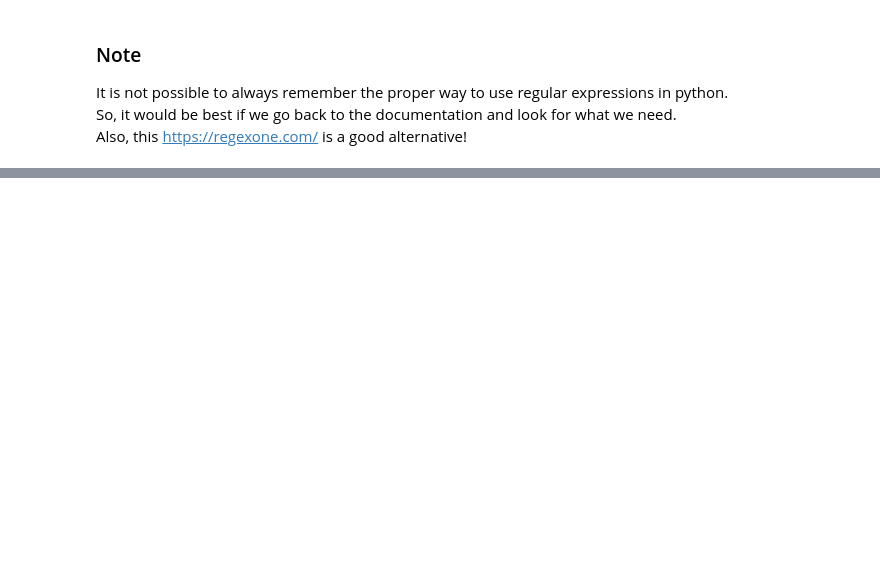
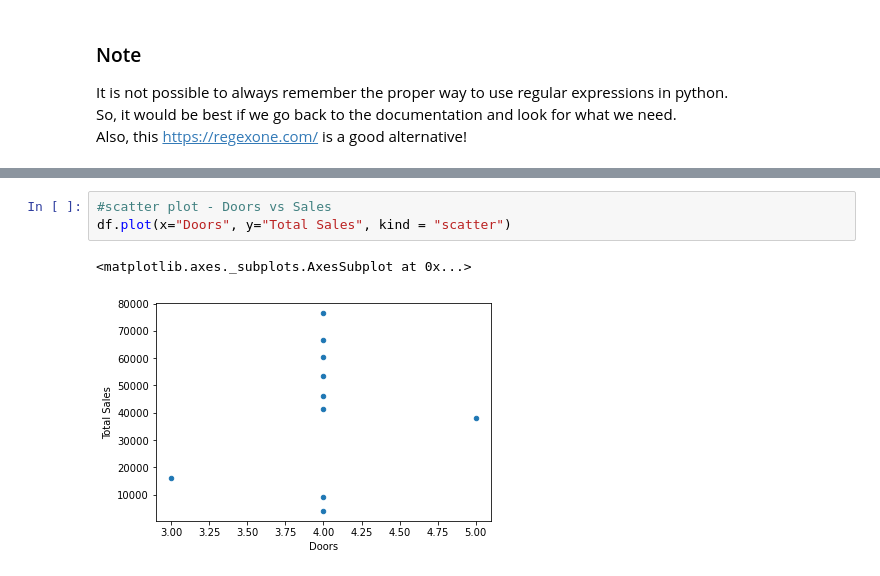
Before and after one commit to ineelhere/Machine-Learning-and-Data-Science, a Jupyter notebook: Matplotlib/matplotlib.ipynb, the cells around one changed output, grey strips where cells are left out. Saved outputs shown, nothing was run; the diff lists cells and outputs as text; blank space fills up the shorter version.

```diff
--- a/Matplotlib/matplotlib.ipynb
+++ b/Matplotlib/matplotlib.ipynb
@@ -356,0 +426,6 @@ It is not possible to always remember the proper way to use regular expressions
+# %%
+#scatter plot - Doors vs Sales
+df.plot(x="Doors", y="Total Sales", kind = "scatter")
+# %% [output]
+<matplotlib.axes._subplots.AxesSubplot at 0x...>
+[figure, added]
```
Also changed, not shown: parts of 18 cells of this notebook.
